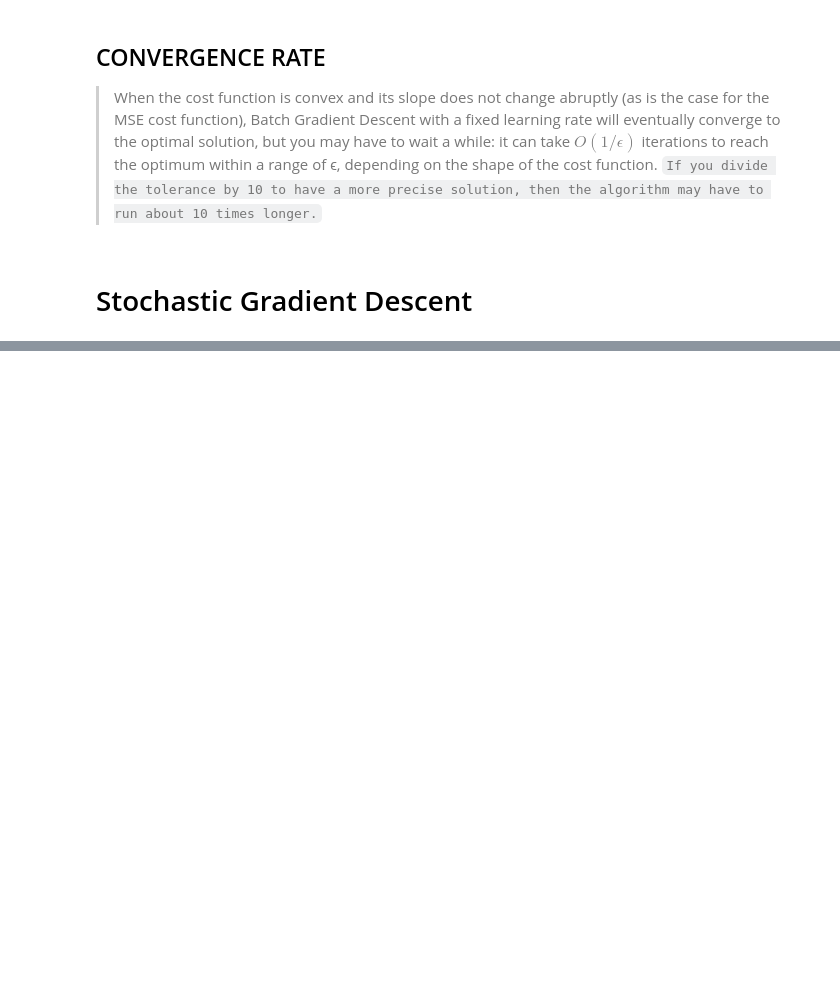
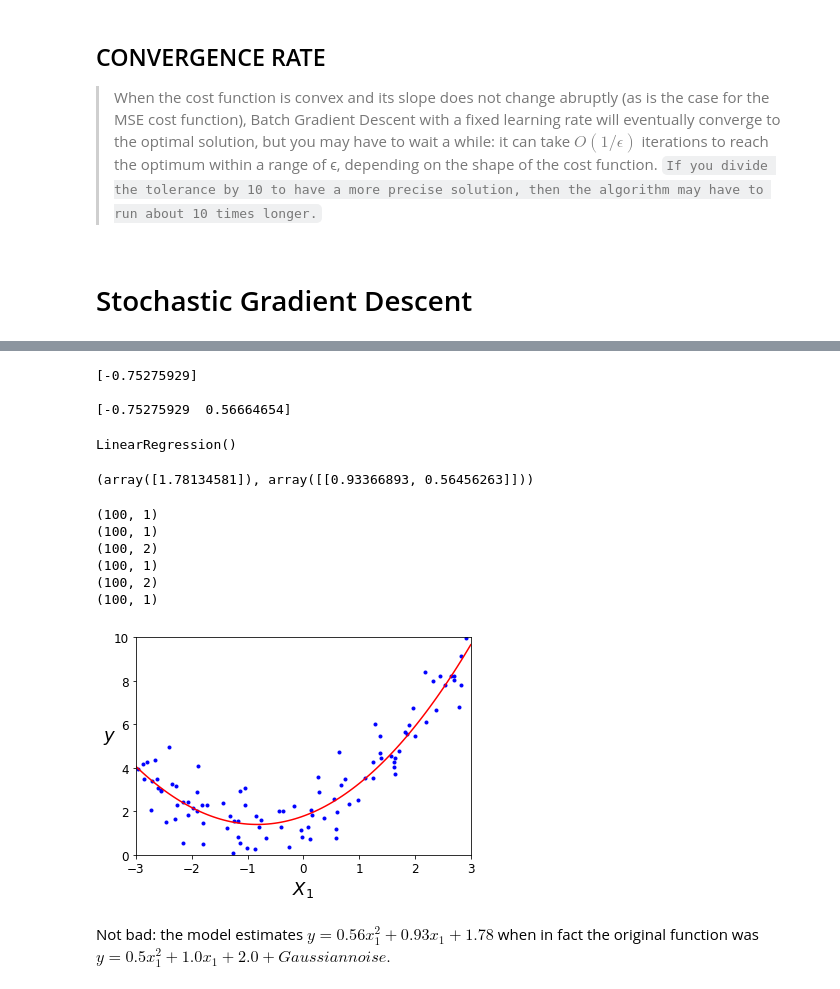
Before and after one commit to SachinGarg10/hands_on_ml_book_projects, a Jupyter notebook: ch4_training_models.ipynb, the cells around one changed output, grey strips where cells are left out. Drawn from its saved outputs; the diff is of its cells as text; code cells hidden in the pictures; blank space fills up the shorter version.

```diff
--- a/ch4_training_models.ipynb
+++ b/ch4_training_models.ipynb
@@ -274,0 +541,62 @@ If it is too low, you will still be far away from the optimal solution when the
+# %%
+poly_features = PolynomialFeatures(degree=2, include_bias=False)
+X_poly = poly_features.fit_transform(X)
+# %%
+print(X[0], X_poly[0], sep='\n\n')
+# %% [output]
+[-0.75275929]
+
+[-0.75275929  0.56664654]
+# %%
+lin_reg = LinearRegression()
+lin_reg.fit(X_poly, y)
+# %% [output]
+LinearRegression()
+# %%
+lin_reg.intercept_, lin_reg.coef_
+# %% [output]
+(array([1.78134581]), array([[0.93366893, 0.56456263]]))
+# %%
+print(X.shape, y.shape, X_poly.shape, X_new.shape, X_new_poly.shape, y_new.shape, sep='\n')
+# print(X.shape, y.shape, X_poly.shape, sep='\n')
+# %% [output]
+(100, 1)
+(100, 1)
+(100, 2)
+(100, 1)
+(100, 2)
+(100, 1)
+# %%
+np.random.seed(42)
+
+X_new = np.linspace(-3, 3, 100).reshape(100, 1)
+X_new_poly = poly_features.transform(X_new)
+y_new = lin_reg.predict(X_new_poly)
+
+plt.plot(X, y, 'b.')
+plt.plot(X_new, y_new, 'r-')
+plt.axis([-3, 3, 0, 10])
+plt.xlabel('$X_1$', fontsize=18)
+plt.ylabel('$y$', fontsize=18, rotation=0)
+plt.show()
+# %% [output]
+[figure, added]
+# %% [markdown]
+Not bad: the model estimates
+$y = 0.56x_1^2 + 0.93x_1 + 1.78$
+when in fact the original function was
+$y
+=
+0.5
+x_
+1^
+2
++
+1.0
+x_
+1
++
+2.0
++
+Gaussian noise
+.$
```
Also changed, not shown: parts of 47 cells of this notebook.
